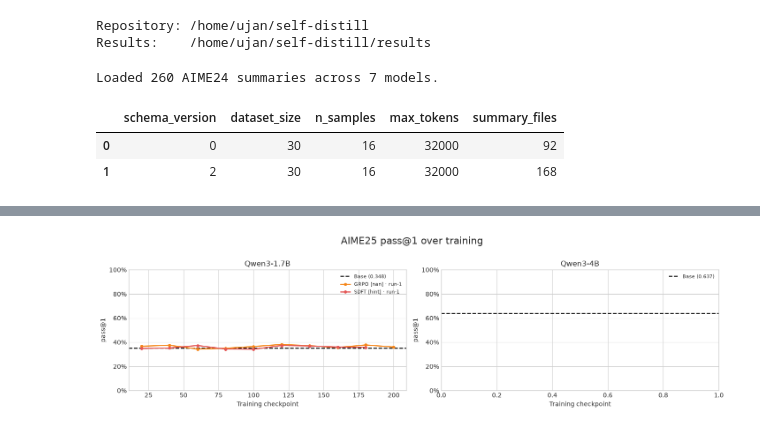
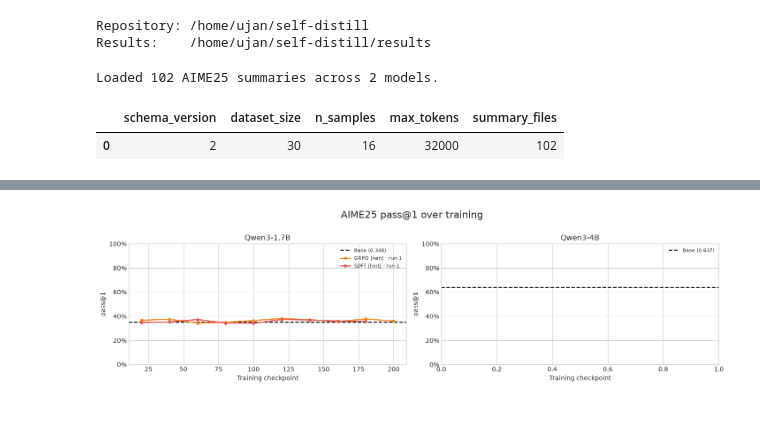
Before and after one commit to tatami-galaxy/self-distill, a Jupyter notebook: eval/viz/results_overview.ipynb, the cells around one changed output, grey strips where cells are left out. Saved outputs shown, nothing was run; the diff lists cells and outputs as text; code cells hidden in the pictures.

```diff
--- a/eval/viz/results_overview.ipynb
+++ b/eval/viz/results_overview.ipynb
@@ -63,7 +63,7 @@ Results:    /home/ujan/self-distill/results
 # evaluation as a horizontal reference. Variants and repeated runs remain separate series.
 #
 # %%
-AIME_YEAR = 24  # Select 24, 25, 26, ...
+AIME_YEAR = 25  # Select 24, 25, 26, ...
 AIME_DATASET = f"aime{AIME_YEAR}"
 AIME_LABEL = AIME_DATASET.upper()
 AIME_DIR = RESULTS / AIME_DATASET
@@ -147,34 +147,33 @@ def load_aime() -> pd.DataFrame:
             "generation_seed": sampling.get("seed"),
             "extraction_failures": summary.get("extraction_failures"),
             "total_samples": summary.get("total_samples"),
             "elapsed_s": summary.get("elapsed_s"),
             "source": str(path.relative_to(ROOT)),
         }
         row.update(summary.get("pass_at_k") or {})
         rows.append(row)
 
     frame = pd.DataFrame(rows)
     if frame.empty:
         return frame
     for column in ("variant", "run", "train_dataset"):
         frame[column] = frame[column].where(frame[column].notna(), None)
     return frame.sort_values(
         ["model", "is_base", "algo", "variant", "run", "checkpoint"],
         na_position="first",
     ).reset_index(drop=True)
 
 
 aime = load_aime()
 print(f"Loaded {len(aime)} {AIME_LABEL} summaries across {aime.model.nunique()} models.")
 display(
     aime.groupby(
         ["schema_version", "dataset_size", "n_samples", "max_tokens"],
         dropna=False,
     ).size().rename("summary_files").reset_index()
 )
 # %% [output]
-Loaded 260 AIME24 summaries across 7 models.
+Loaded 102 AIME25 summaries across 2 models.
 |  | schema_version | dataset_size | n_samples | max_tokens | summary_files |
-| 0 | 0 | 30 | 16 | 32000 | 92 |
-| 1 | 2 | 30 | 16 | 32000 | 168 |
+| 0 | 2 | 30 | 16 | 32000 | 102 |
 # %%
```
Also changed, not shown: parts of 1 cell of this notebook, 1 other file.
